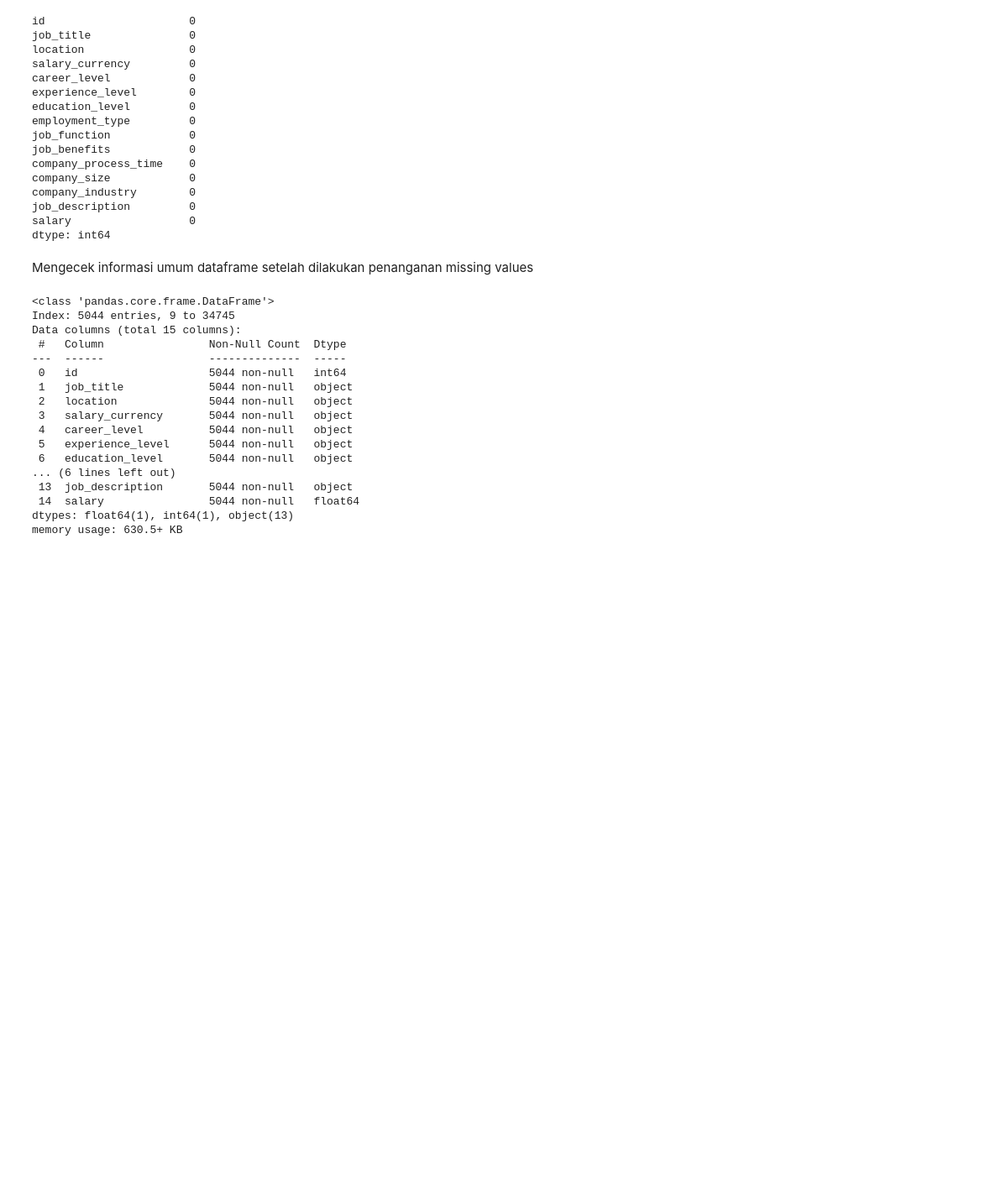
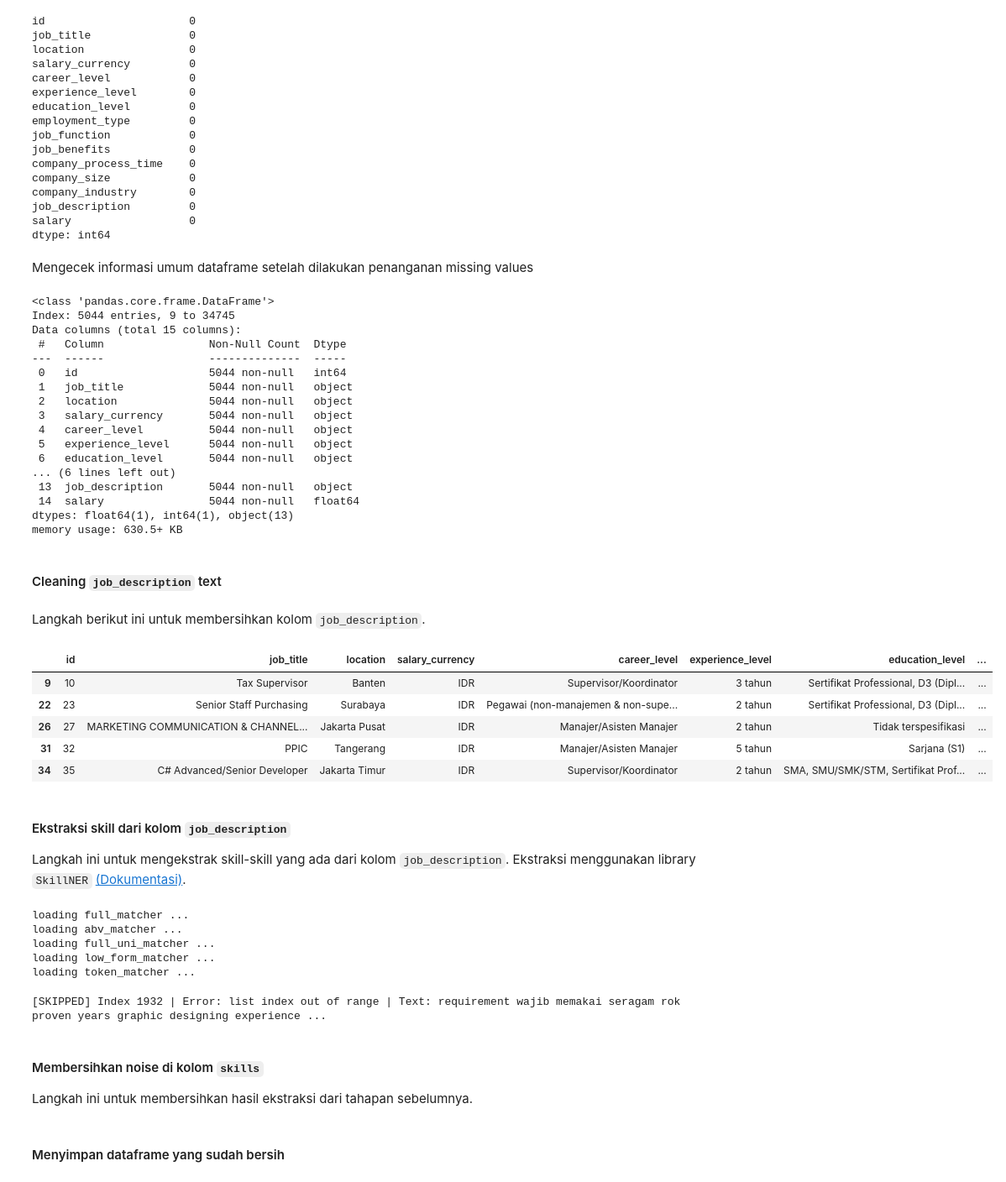
Before and after one commit to muhanangmahrub/Career-Path-Navigator, a Jupyter notebook: notebooks/anang/EDA & Visualization.ipynb, the cells around one changed output. Shown at 84% size. Cells and saved outputs as stored; diff of their text form; code cells hidden in the pictures; blank space fills up the shorter version.

```diff
--- a/notebooks/anang/EDA & Visualization.ipynb
+++ b/notebooks/anang/EDA & Visualization.ipynb
@@ -168,3 +184,7 @@ Data columns (total 15 columns):
  14  salary                5044 non-null   float64
 dtypes: float64(1), int64(1), object(13)
 memory usage: 630.5+ KB
+# %% [markdown]
+#### Cleaning `job_description` text
+# %% [markdown]
+Langkah berikut ini untuk membersihkan kolom `job_description`.
@@ -170,0 +202,67 @@ memory usage: 630.5+ KB
+# %%
+df_clean.head()
+# %% [output]
+|  | id | job_title | location | salary_currency | career_level | experience_level | education_level | ... |
+| 9 | 10 | Tax Supervisor | Banten | IDR | Supervisor/Koordinator | 3 tahun | Sertifikat Professional, D3 (Dipl... | ... |
+| 22 | 23 | Senior Staff Purchasing | Surabaya | IDR | Pegawai (non-manajemen & non-supe... | 2 tahun | Sertifikat Professional, D3 (Dipl... | ... |
+| 26 | 27 | MARKETING COMMUNICATION & CHANNEL... | Jakarta Pusat | IDR | Manajer/Asisten Manajer | 2 tahun | Tidak terspesifikasi | ... |
+| 31 | 32 | PPIC | Tangerang | IDR | Manajer/Asisten Manajer | 5 tahun | Sarjana (S1) | ... |
+| 34 | 35 | C# Advanced/Senior Developer | Jakarta Timur | IDR | Supervisor/Koordinator | 2 tahun | SMA, SMU/SMK/STM, Sertifikat Prof... | ... |
+# %% [markdown]
+#### Ekstraksi skill dari kolom `job_description`
+
+Langkah ini untuk mengekstrak skill-skill yang ada dari kolom `job_description`. Ekstraksi menggunakan library `SkillNER` [(Dokumentasi)](https://github.com/AnasAito/SkillNER).
+# %%
+nlp = spacy.load("en_core_web_lg")
+
+skill_extractor = SkillExtractor(
+    nlp,
+    SKILL_DB,
+    PhraseMatcher
+)
+
+def extract_doc_node_values(annotation_result):
+    if not isinstance(annotation_result, dict) or 'results' not in annotation_result:
+        return []
+
+    doc_node_values = []
+    results = annotation_result['results']
+
+    if 'full_matches' in results:
+        for match in results['full_matches']:
+            doc_node_values.append(match['doc_node_value'])
+
+    if 'ngram_scored' in results:
+        for match in results['ngram_scored']:
+            doc_node_values.append(match['doc_node_value'])
+
+    return doc_node_values
+# %% [output]
+loading full_matcher ...
+loading abv_matcher ...
+loading full_uni_matcher ...
+loading low_form_matcher ...
+loading token_matcher ...
+# %%
+annotations = []
+for idx, text in tqdm(enumerate(df_clean['job_description_cleaned'].astype(str)),
+                       total=len(df_clean),
+                       desc="Extracting skills"):
+    try:
+        ann = skill_extractor.annotate(text)
+    except Exception as e:
+        print(f"[SKIPPED] Index {idx} | Error: {e} | Text: {text[:80]}...")
+        ann = None  # Supaya aman
+    annotations.append(ann)
+
+df_clean['annotations'] = annotations
+
+df_clean['skills'] = df_clean['annotations'].apply(
+    lambda x: extract_doc_node_values(x) if isinstance(x, dict) else []
+)
+# %% [output]
+[SKIPPED] Index 1932 | Error: list index out of range | Text: requirement wajib memakai seragam rok proven years graphic designing experience ...
+# %% [markdown]
+#### Membersihkan noise di kolom `skills`
+
+Langkah ini untuk membersihkan hasil ekstraksi dari tahapan sebelumnya.
@@ -170,0 +298,2 @@ memory usage: 630.5+ KB
+# %% [markdown]
+#### Menyimpan dataframe yang sudah bersih
```
Also changed, not shown: parts of 23 cells of this notebook, 2 other files.
